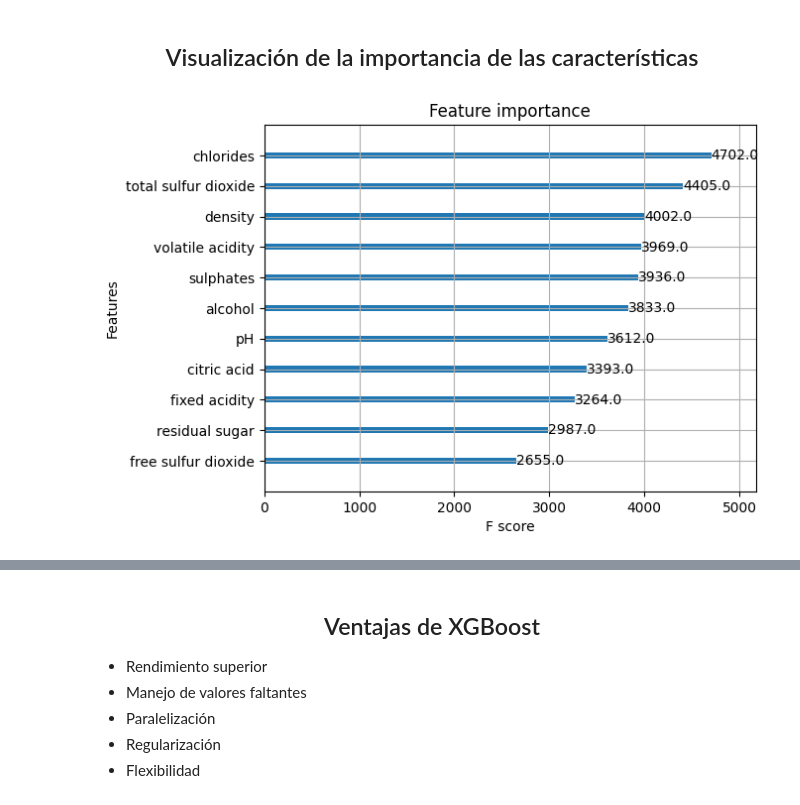
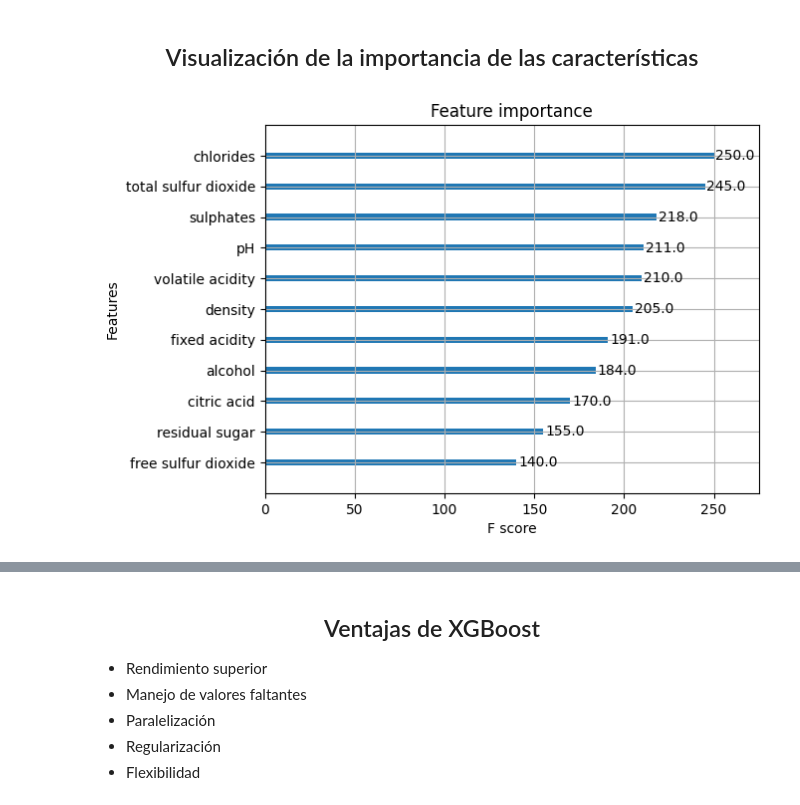
Before and after one commit to lfunderburk/xgboost-charla, a Jupyter notebook: xgboost-charla.ipynb, the cells around one changed output, grey strips where cells are left out. Cells and saved outputs as stored; diff of their text form; code cells hidden in the pictures.

```diff
--- a/xgboost-charla.ipynb
+++ b/xgboost-charla.ipynb
@@ -261,7 +288,7 @@ Balanced accuracy score 0.8004675304092872 Accuracy 0.80625
 # %% [markdown]
 <h2 align='center'>Visualización de la importancia de las características</h2>
 # %%
-xgb.plot_importance(modelo_xgb_h_b)
+xgb.plot_importance(modelo_xgb)
 plt.show()
 # %% [output]
-[figure, old version]
+[figure, new version]
```
Also changed, not shown: parts of 8 cells of this notebook.
